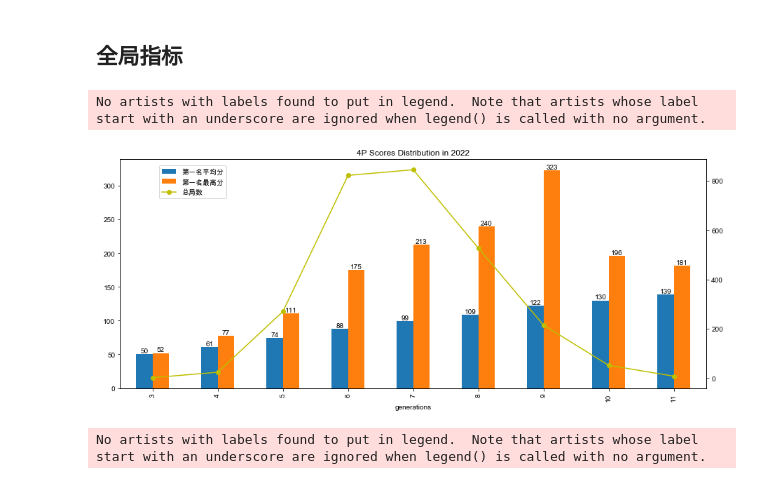
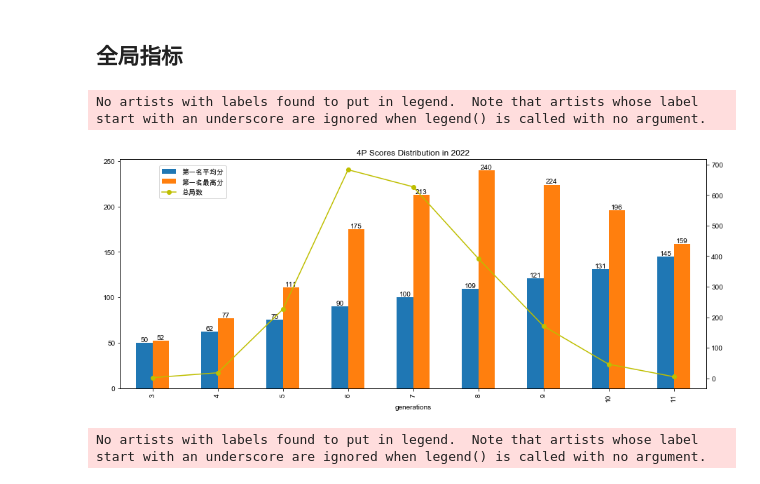
Before and after one commit to Ender-Wiggin2019/tfm-summary, a Jupyter notebook: generate_data_2022.ipynb, the cells around one changed output. Cells and saved outputs as stored; diff of their text form; code cells hidden in the pictures.

```diff
--- a/generate_data_2022.ipynb
+++ b/generate_data_2022.ipynb
@@ -251,33 +251,33 @@ ana.execute(sql)
 # %%
 sql = """
         select generations,
             round(avg(playerScore), 0) as avg_score,
             count(generations)         as total,
             max(playerScore)           as max_score
         from ods_game_results
-        where createtime between '2021-08-26' and '2022-12-30'
+        where createtime between '2022-01-01' and '2022-12-30'
         and rank = 1
         and corporation2 <> ''
         and players = 4
         group by generations;
 """
 df = pd.read_sql_query(sql, con = ana)
 df.set_index('generations', inplace = True)
 ax = df.plot(y = ['avg_score', 'max_score'], kind = 'bar', figsize = (15, 6), title = '4P Scores Distribution in 2022')
 ax2 = ax.twinx()
 df.plot(y = 'total', kind = 'line', ax = ax2, color = 'y', marker = 'o', use_index=False, secondary_y=True)
 # ax.set_xticklabels(df.index)
 for container in ax.containers:
     ax.bar_label(container)
 
 ax.legend().remove(); ax2.legend().remove();
 L = plt.gcf().legend(loc=(0.10, 0.80))
 L.get_texts()[0].set_text('第一名平均分')
 L.get_texts()[1].set_text('第一名最高分')
 L.get_texts()[2].set_text('总局数')
 # %% [output]
 No artists with labels found to put in legend.  Note that artists whose label start with an underscore are ignored when legend() is called with no argument.
-[figure, old version]
+[figure, new version]
 # %%
 sql = """
         select generations,
```
Also changed, not shown: parts of 25 cells of this notebook, 1 other file.
